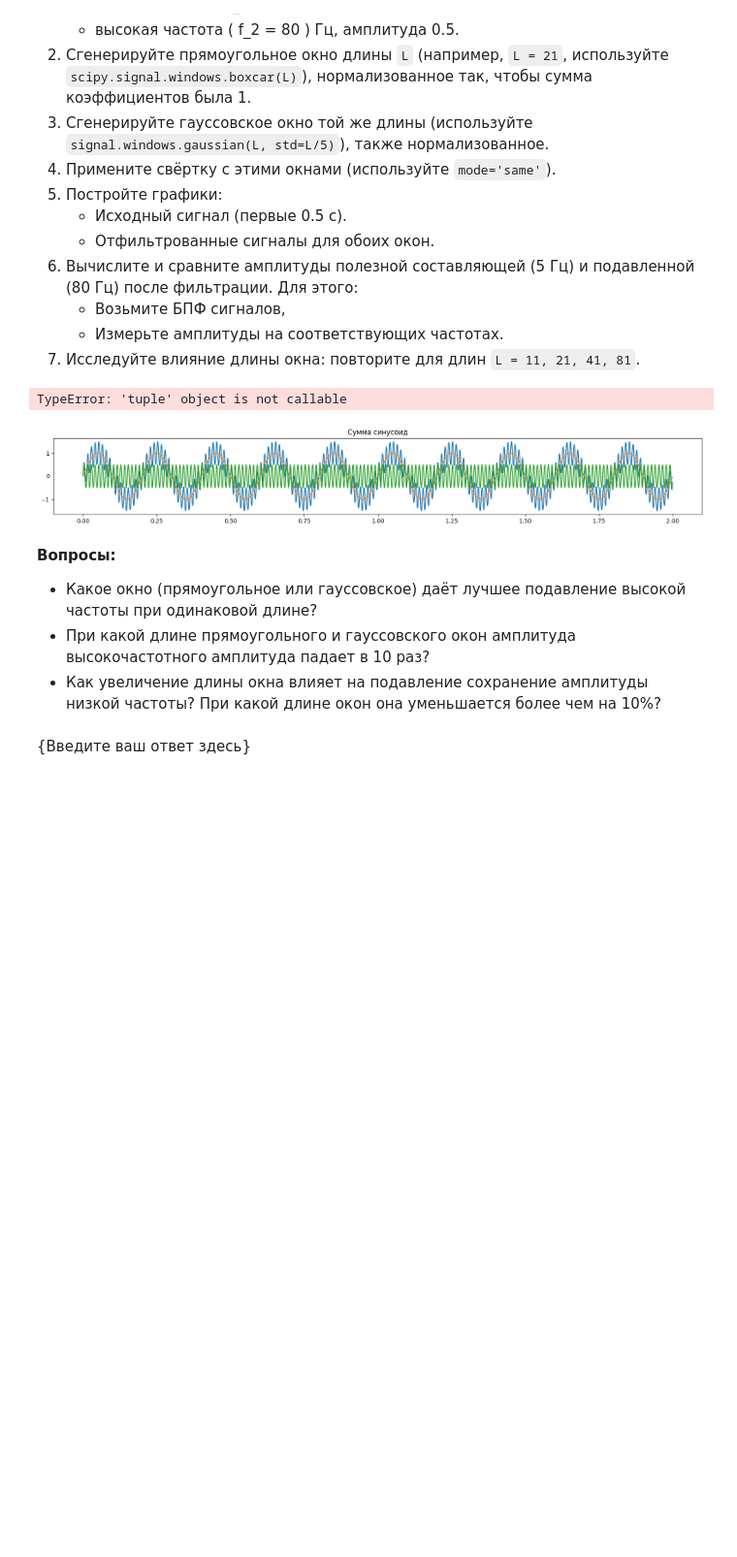
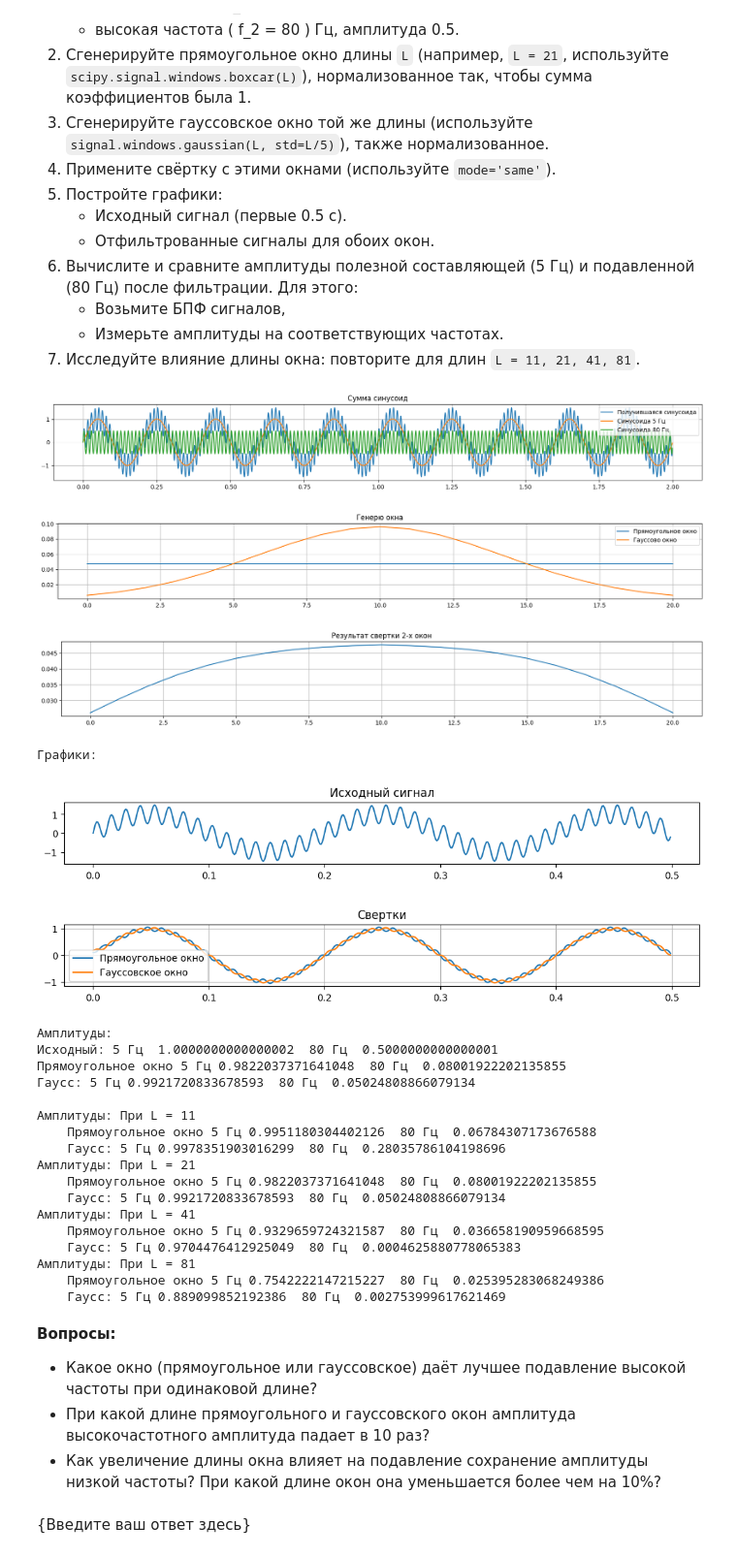
Before and after one commit to Korobokkk/YADRO-2026_dsp-seminars, a Jupyter notebook: KieselevIseminars/3.ipynb, the cells around one changed output. Shown at 97% size. Drawn from its saved outputs; the diff is of its cells as text; code cells hidden in the pictures; blank space fills up the shorter version.

```diff
--- a/KieselevIseminars/3.ipynb
+++ b/KieselevIseminars/3.ipynb
@@ -144,7 +144,7 @@ plt.title('Сумма синусоид')
 plt.plot(time, result_signal, label = 'Получившаяся синусоида')
 plt.plot(time, sin_1, label = 'Синусоида 5 Гц')
 plt.plot(time, sin_2, label = 'Синусоида 80 Гц')
-plt.xlim(0, 2)
+plt.xlim=(0, 2)
 plt.grid(True)
 plt.legend()
 plt.show()
@@ -164,7 +164,7 @@ plt.plot(np.arange(L), h_window, label = 'Прямоугольное окно')
 plt.plot(np.arange(L), gauss_window, label = 'Гауссово окно')
 plt.legend()
 plt.grid(True)
-plt.xlim(0, 20)
+plt.xlim = (0, 20)
 plt.show()
 
 #print(len(gauss_window))
@@ -175,7 +175,7 @@ plt.figure(figsize = (20,8))
 plt.subplot(3, 1, 3)
 plt.title('Результат свертки 2-х окон')
 plt.plot(np.arange(L), conv)
-plt.xlim(0, 20)
+plt.xlim= (0, 20)
 plt.grid(True)
 plt.show()
 
@@ -229,35 +229,56 @@ print('')
 
 
 L_arr = [11, 21, 41, 81]
 for i in L_arr:
   h_window = signal.windows.boxcar(i)/ i
 
   std = i/5
   gauss_window = signal.windows.gaussian(i, std)
   gauss_window/=np.sum(gauss_window)
 
   h_res_signal = np.convolve(result_signal, h_window, mode = 'same')
   gauss_res_signal = np.convolve(result_signal, gauss_window, mode = 'same')
 
   freq_pos, X_mag_orig = get_spectrum(result_signal, fs)
   freq_pos_rect, X_mag_rect = get_spectrum(h_res_signal, fs)
   freq_pos_gauss, X_mag_gauss = get_spectrum(gauss_res_signal, fs)
 
   idx_5 = np.argmin(np.abs(freq_pos - 5))
   idx_80 = np.argmin(np.abs(freq_pos - 80))
 
   idx_5_h = np.argmin(np.abs(freq_pos_rect - 5))
   idx_80_h = np.argmin(np.abs(freq_pos_rect - 80))
 
   idx_5_g = np.argmin(np.abs(freq_pos_gauss - 5))
   idx_80_g = np.argmin(np.abs(freq_pos_gauss - 80))
 
   print(f"Амплитуды: При L = {i}")
   print("    Прямоугольное окно 5 Гц", X_mag_rect[idx_5], " 80 Гц ", X_mag_rect[idx_80])
   print("    Гаусс: 5 Гц", X_mag_gauss[idx_5], " 80 Гц ", X_mag_gauss[idx_80])
 # %% [output]
+[figure, new version]
+[figure, added]
+[figure, added]
-TypeError: 'tuple' object is not callable
+Графики:
-[figure, old version]
+[figure, added]
+[figure, added]
+Амплитуды:
+Исходный: 5 Гц  1.0000000000000002  80 Гц  0.5000000000000001
+Прямоугольное окно 5 Гц 0.9822037371641048  80 Гц  0.08001922202135855
+Гаусс: 5 Гц 0.9921720833678593  80 Гц  0.05024808866079134
+
+Амплитуды: При L = 11
+    Прямоугольное окно 5 Гц 0.9951180304402126  80 Гц  0.06784307173676588
+    Гаусс: 5 Гц 0.9978351903016299  80 Гц  0.28035786104198696
+Амплитуды: При L = 21
+    Прямоугольное окно 5 Гц 0.9822037371641048  80 Гц  0.08001922202135855
+    Гаусс: 5 Гц 0.9921720833678593  80 Гц  0.05024808866079134
+Амплитуды: При L = 41
+    Прямоугольное окно 5 Гц 0.9329659724321587  80 Гц  0.036658190959668595
+    Гаусс: 5 Гц 0.9704476412925049  80 Гц  0.0004625880778065383
+Амплитуды: При L = 81
+    Прямоугольное окно 5 Гц 0.7542222147215227  80 Гц  0.025395283068249386
+    Гаусс: 5 Гц 0.889099852192386  80 Гц  0.002753999617621469
 # %% [markdown]
 **Вопросы:**
 - Какое окно (прямоугольное или гауссовское) даёт лучшее подавление высокой частоты при одинаковой длине?
```
Also changed, not shown: parts of 2 cells of this notebook.
